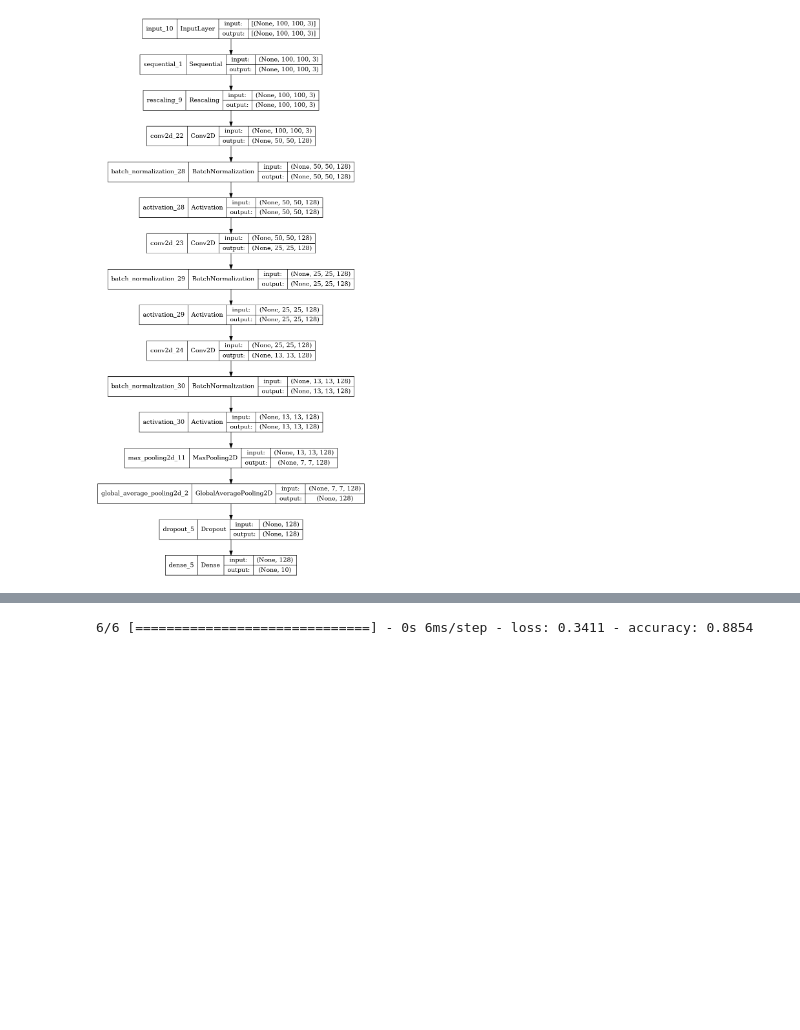
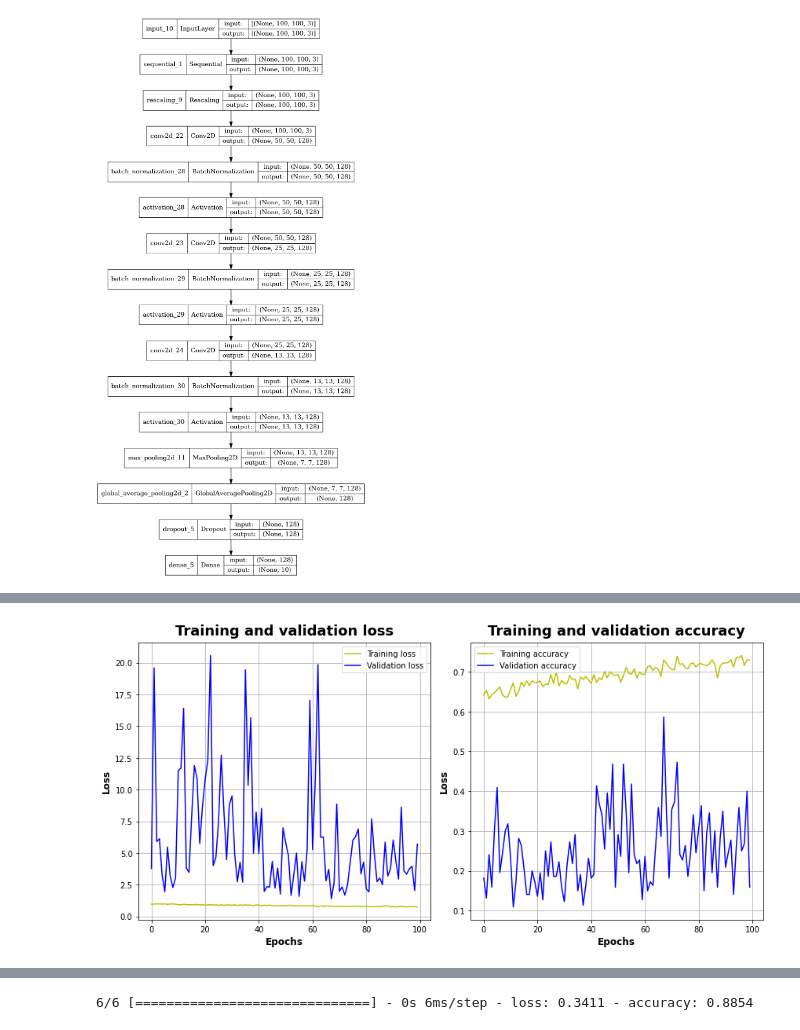
Before and after one commit to m-dziuba/CV-Project---Sign-Language-Digits-Recognition-, a Jupyter notebook: cv_project.ipynb, the cells around one changed output, grey strips where cells are left out. Cells and saved outputs as stored; diff of their text form; code cells hidden in the pictures; blank space fills up the shorter version.

Commit message:
Create train_model and evaluate model functions for reuse.

```diff
--- a/cv_project.ipynb
+++ b/cv_project.ipynb
@@ -170,18 +170,3 @@ own_model = make_own_model(input_shape=image_size + (3,))
 keras.utils.plot_model(own_model, show_shapes=True)
 # %% [output]
 [figure]
-# %%
-epochs = 100
-
-callbacks = [
-       keras.callbacks.EarlyStopping(monitor="val_loss", mode="min", patience=100,
-                                    restore_best_weights=True)
-]
-xception_model.compile(
-       optimizer=keras.optimizers.Adam(1e-3),
-       loss="categorical_crossentropy",
-       metrics=["accuracy"],
-)
-history = xception_model.fit(
-       train_ds, epochs=epochs, callbacks=callbacks, validation_data=val_ds,
-)
@@ -187,0 +215,2 @@ history = xception_model.fit(
+# %%
+own_history = train_model(own_model)
@@ -187,0 +235,4 @@ history = xception_model.fit(
+# %%
+evaluate_model(own_history)
+# %% [output]
+[figure, added]
```
Also changed, not shown: parts of 11 cells of this notebook.
